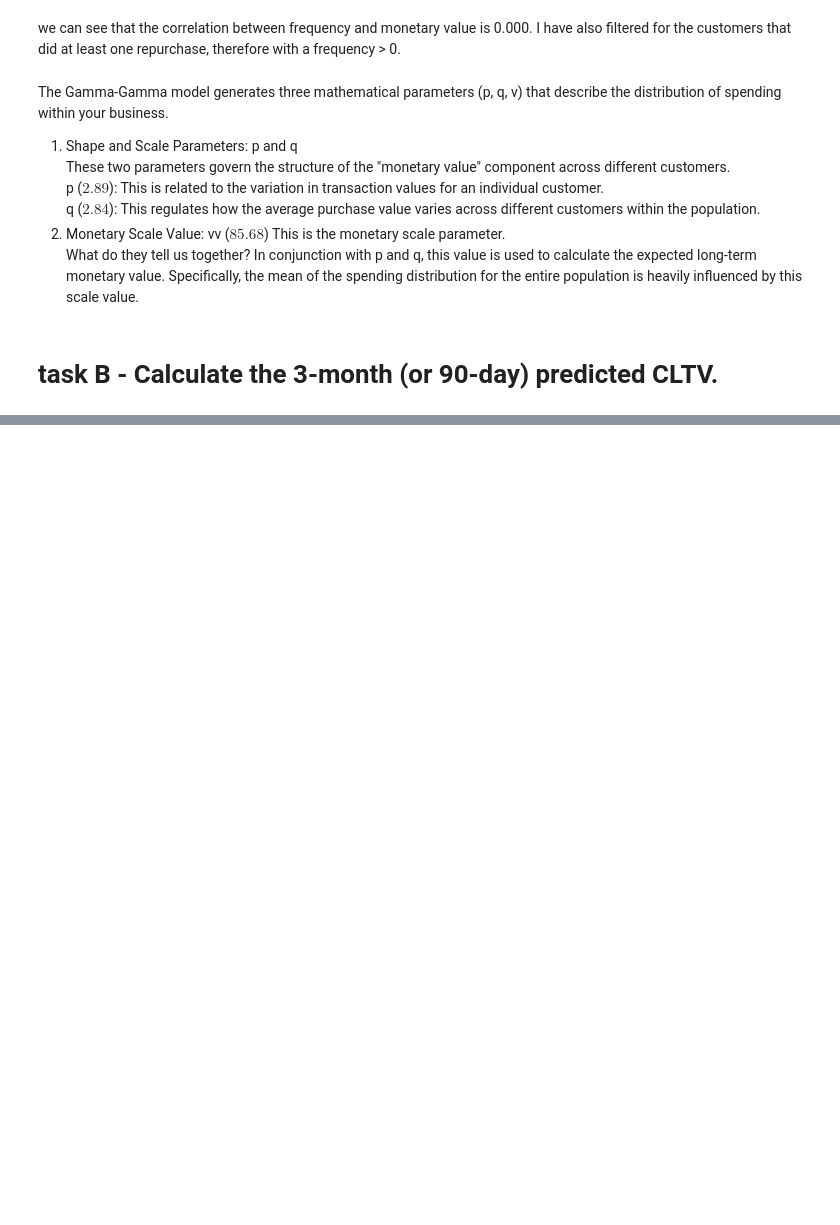
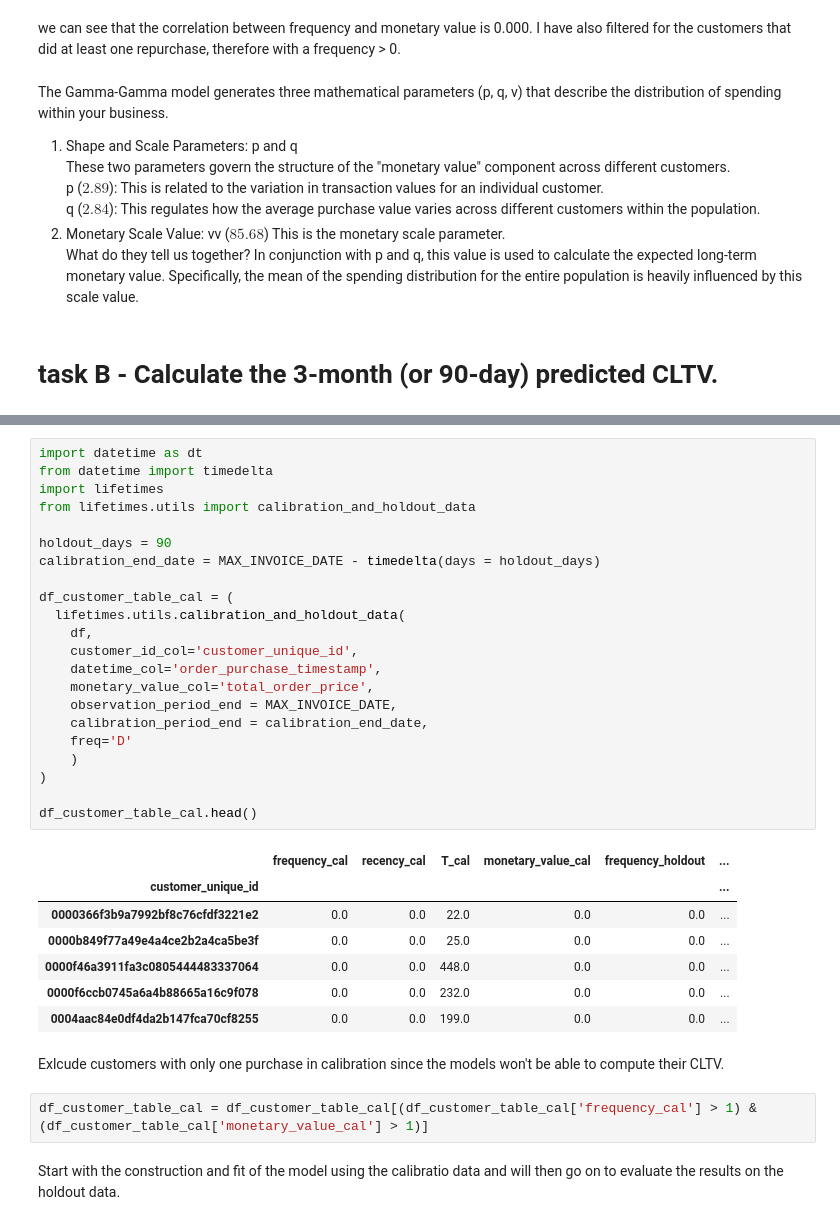
Before and after one commit to ialwayslikedgrime/data_science_exercises, a Jupyter notebook: lab_3.ipynb, the cells around one changed output, grey strips where cells are left out. Drawn from its saved outputs; the diff is of its cells as text; blank space fills up the shorter version.

```diff
--- a/lab_3.ipynb
+++ b/lab_3.ipynb
@@ -681,0 +712,36 @@ What do they tell us together? In conjunction with p and q, this value is used t
+# %%
+import datetime as dt
+from datetime import timedelta
+import lifetimes
+from lifetimes.utils import calibration_and_holdout_data
+
+holdout_days = 90
+calibration_end_date = MAX_INVOICE_DATE - timedelta(days = holdout_days)
+
+df_customer_table_cal = (
+  lifetimes.utils.calibration_and_holdout_data(
+    df,
+    customer_id_col='customer_unique_id',
+    datetime_col='order_purchase_timestamp',
+    monetary_value_col='total_order_price',
+    observation_period_end = MAX_INVOICE_DATE,
+    calibration_period_end = calibration_end_date,
+    freq='D'
+    )
+)
+
+df_customer_table_cal.head()
+# %% [output]
+|  | frequency_cal | recency_cal | T_cal | monetary_value_cal | frequency_holdout | ... |
+| customer_unique_id |  |  |  |  |  | ... |
+| 0000366f3b9a7992bf8c76cfdf3221e2 | 0.0 | 0.0 | 22.0 | 0.0 | 0.0 | ... |
+| 0000b849f77a49e4a4ce2b2a4ca5be3f | 0.0 | 0.0 | 25.0 | 0.0 | 0.0 | ... |
+| 0000f46a3911fa3c0805444483337064 | 0.0 | 0.0 | 448.0 | 0.0 | 0.0 | ... |
+| 0000f6ccb0745a6a4b88665a16c9f078 | 0.0 | 0.0 | 232.0 | 0.0 | 0.0 | ... |
+| 0004aac84e0df4da2b147fca70cf8255 | 0.0 | 0.0 | 199.0 | 0.0 | 0.0 | ... |
+# %% [markdown]
+Exlcude customers with only one purchase in calibration since the models won't be able to compute their CLTV.
+# %%
+df_customer_table_cal = df_customer_table_cal[(df_customer_table_cal['frequency_cal'] > 1) & (df_customer_table_cal['monetary_value_cal'] > 1)]
+# %% [markdown]
+Start with the construction and fit of the model using the calibratio data and will then go on to evaluate the results on the holdout data.
```
Also changed, not shown: parts of 28 cells of this notebook.
